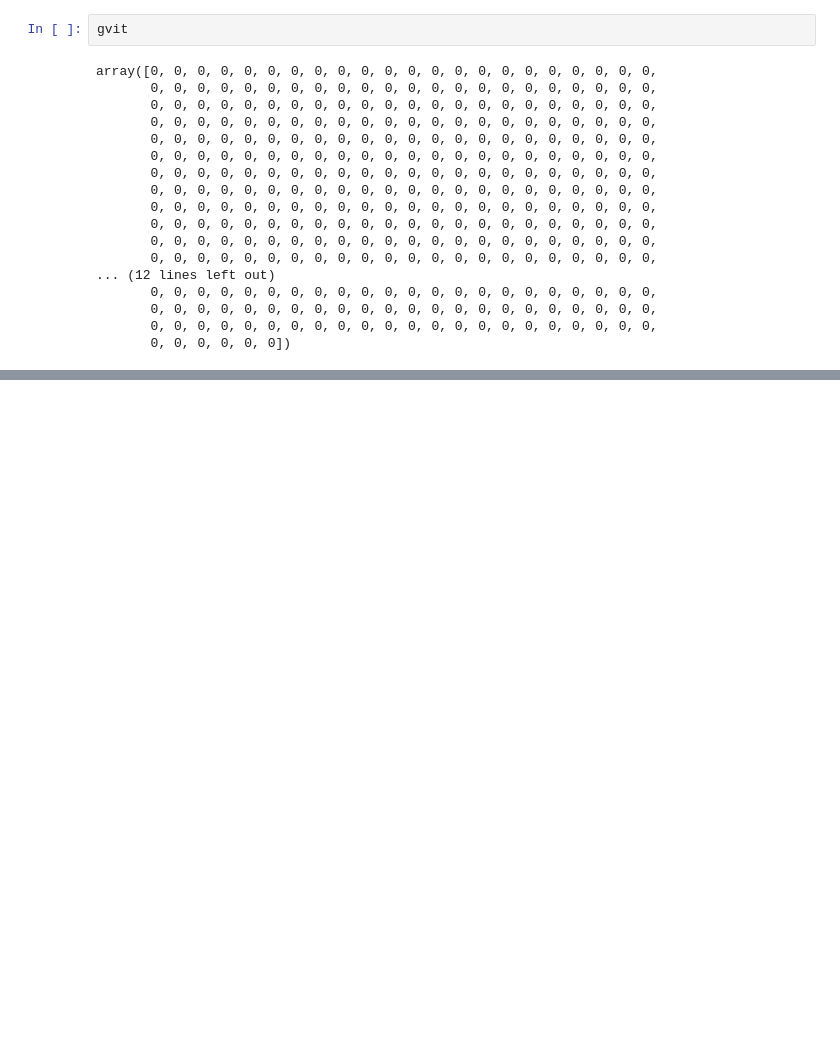
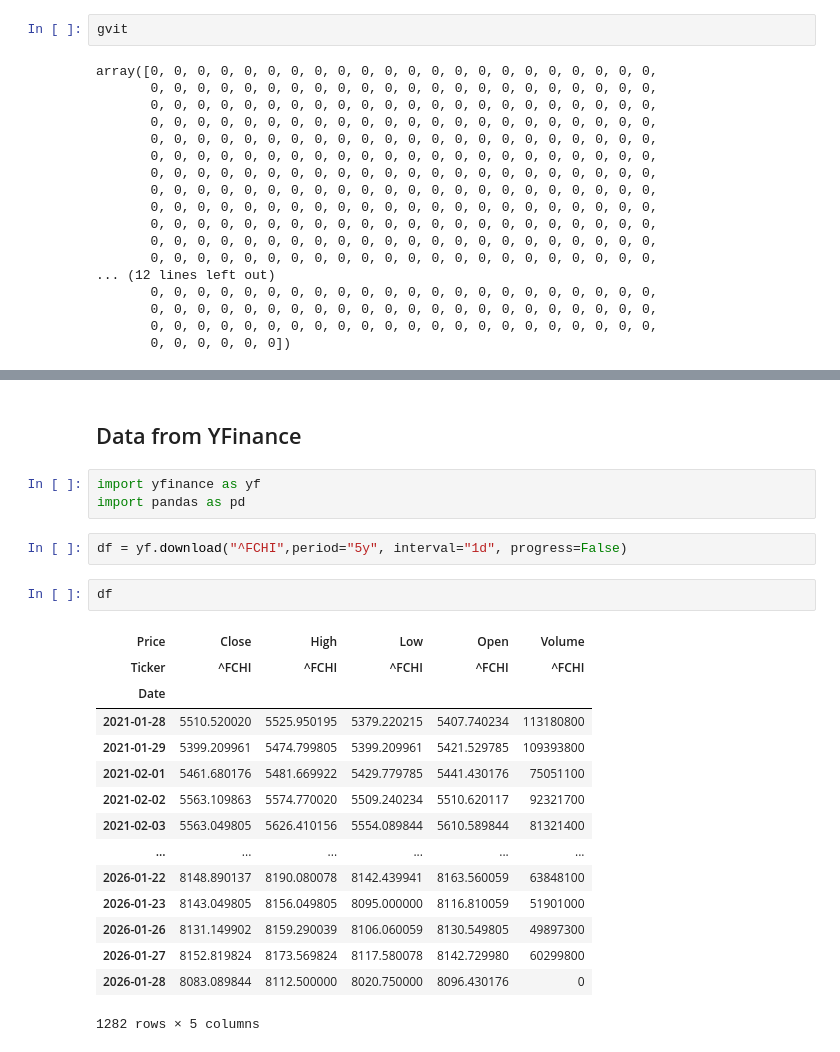
Before and after one commit to Guillaume-melis/Machine_Learning_for_Finance, a Jupyter notebook: TP1/TP1.ipynb, the cells around one changed output, grey strips where cells are left out. Cells and saved outputs as stored; diff of their text form; blank space fills up the shorter version.

Commit message:
Test on financial datas

```diff
--- a/TP1/TP1.ipynb
+++ b/TP1/TP1.ipynb
@@ -267,0 +268,25 @@ plot_by_state(Y,gvit)
+# %% [markdown]
+## Data from YFinance
+# %%
+import yfinance as yf
+import pandas as pd
+# %%
+df = yf.download("^FCHI",period="5y", interval="1d", progress=False)
+# %%
+df
+# %% [output]
+| Price | Close | High | Low | Open | Volume |
+| Ticker | ^FCHI | ^FCHI | ^FCHI | ^FCHI | ^FCHI |
+| Date |  |  |  |  |  |
+| 2021-01-28 | 5510.520020 | 5525.950195 | 5379.220215 | 5407.740234 | 113180800 |
+| 2021-01-29 | 5399.209961 | 5474.799805 | 5399.209961 | 5421.529785 | 109393800 |
+| 2021-02-01 | 5461.680176 | 5481.669922 | 5429.779785 | 5441.430176 | 75051100 |
+| 2021-02-02 | 5563.109863 | 5574.770020 | 5509.240234 | 5510.620117 | 92321700 |
+| 2021-02-03 | 5563.049805 | 5626.410156 | 5554.089844 | 5610.589844 | 81321400 |
+| ... | ... | ... | ... | ... | ... |
+| 2026-01-22 | 8148.890137 | 8190.080078 | 8142.439941 | 8163.560059 | 63848100 |
+| 2026-01-23 | 8143.049805 | 8156.049805 | 8095.000000 | 8116.810059 | 51901000 |
+| 2026-01-26 | 8131.149902 | 8159.290039 | 8106.060059 | 8130.549805 | 49897300 |
+| 2026-01-27 | 8152.819824 | 8173.569824 | 8117.580078 | 8142.729980 | 60299800 |
+| 2026-01-28 | 8083.089844 | 8112.500000 | 8020.750000 | 8096.430176 | 0 |
+1282 rows × 5 columns
```
Also changed, not shown: parts of 24 cells of this notebook.
